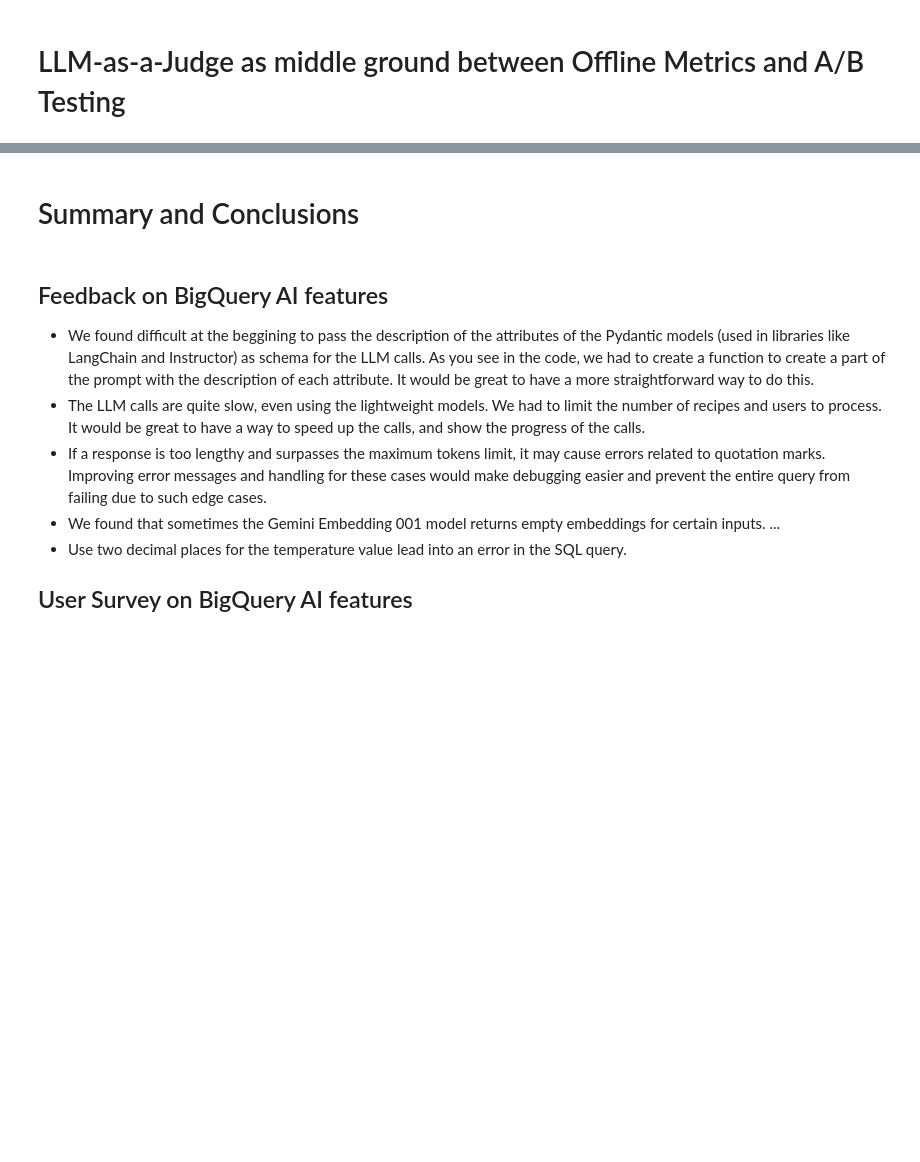
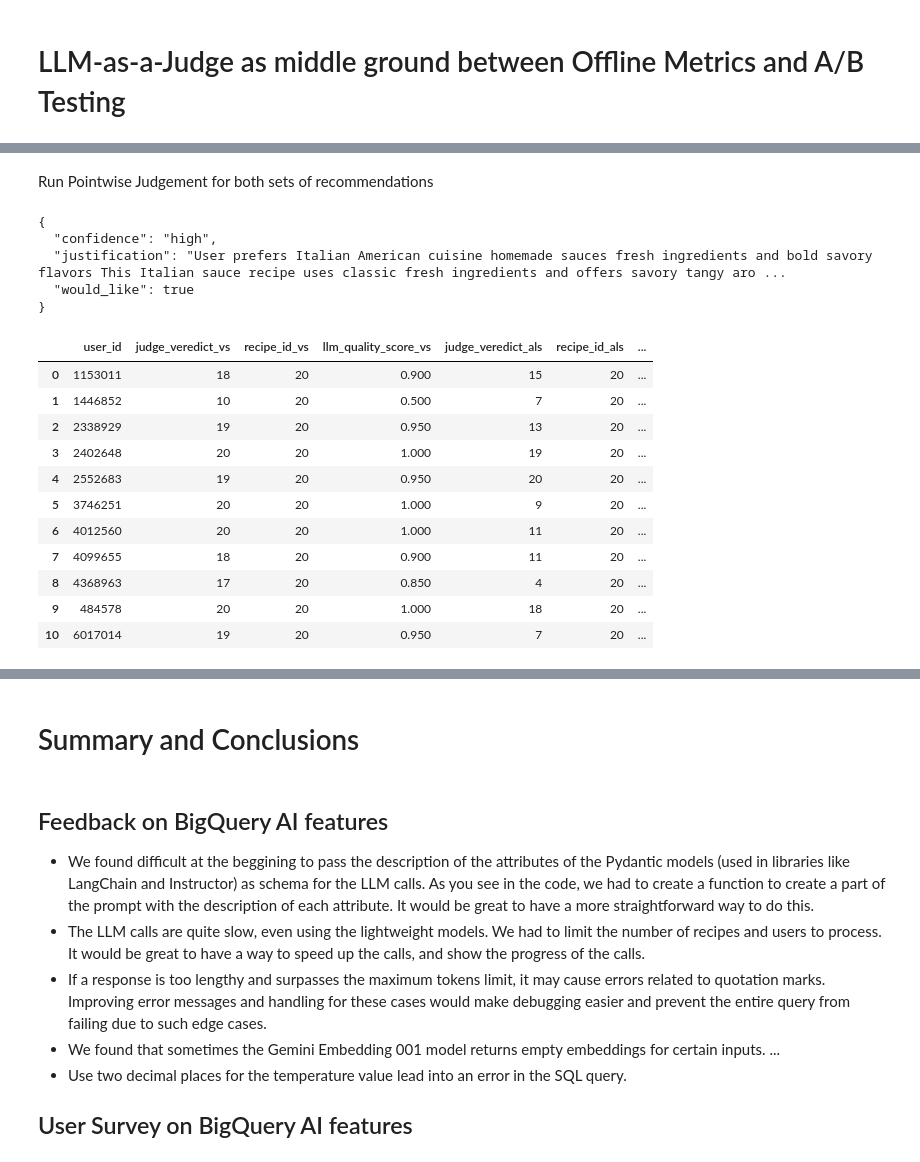
Before and after one commit to jeremy-jmc/kaggle-bigquery-hackaton-2025, a Jupyter notebook: deliverable.ipynb, the cells around one changed output, grey strips where cells are left out. Saved outputs shown, nothing was run; the diff lists cells and outputs as text; code cells hidden in the pictures; blank space fills up the shorter version.

```diff
--- a/deliverable.ipynb
+++ b/deliverable.ipynb
@@ -916,0 +1120,4 @@ Inspired by the work of [Spotify](https://arxiv.org/abs/2508.08777)
+# %%
+ALS_RECOMMENDATIONS_TABLE = f"{SCHEMA_NAME}.als_recommendations"
+VS_RECOMMENDATIONS_TABLE = f"{SCHEMA_NAME}.vs_recommendations"
+MODEL_COMPARISON_TABLE = f"{SCHEMA_NAME}.model_comparison"
@@ -920,0 +1221,18 @@ Following the ideas of this [Spotify paper](https://dl.acm.org/doi/pdf/10.1145/3
+# %% [markdown]
+Run Pointwise Judgement for both sets of recommendations
+# %%
+vs_results = client.query_and_wait(pointwise_judgement_query.replace('THE_TABLE', VS_RECOMMENDATIONS_TABLE)).to_dataframe()
+print(vs_results.iloc[0]['pointwise_judgement_text'])
+
+vs_results['judge_veredict'] = vs_results['pointwise_judgement_text'].apply(lambda x: json.loads(x)['would_like'])
+# %%
+als_results = client.query_and_wait(pointwise_judgement_query.replace('THE_TABLE', ALS_RECOMMENDATIONS_TABLE)).to_dataframe()
+print(als_results.iloc[0]['pointwise_judgement_text'])
+
+als_results['judge_veredict'] = als_results['pointwise_judgement_text'].apply(lambda x: json.loads(x)['would_like'])
+# %% [output]
+{
+  "confidence": "high",
+  "justification": "User prefers Italian American cuisine homemade sauces fresh ingredients and bold savory flavors This Italian sauce recipe uses classic fresh ingredients and offers savory tangy aro ...
+  "would_like": true
+}
@@ -920,0 +1250,29 @@ Following the ideas of this [Spotify paper](https://dl.acm.org/doi/pdf/10.1145/3
+# %%
+
+def calculate_pointwise_metrics(vs_results: pd.DataFrame, als_results: pd.DataFrame) -> pd.DataFrame:
+    lmbd_trnsform = lambda df: (
+        df.groupby('user_id', as_index=False)
+        .agg({'judge_veredict': 'sum', 'recipe_id': 'count'})
+        .assign(llm_quality_score=lambda x: x['judge_veredict'] / x['recipe_id'])
+    )
+    df_join = lmbd_trnsform(vs_results).merge(
+        lmbd_trnsform(als_results), on=['user_id'], suffixes=('_vs', '_als')
+    )
+
+    return df_join
+
+df_metrics = calculate_pointwise_metrics(vs_results, als_results)
+display(df_metrics)
+# %% [output]
+|  | user_id | judge_veredict_vs | recipe_id_vs | llm_quality_score_vs | judge_veredict_als | recipe_id_als | ... |
+| 0 | 1153011 | 18 | 20 | 0.900 | 15 | 20 | ... |
+| 1 | 1446852 | 10 | 20 | 0.500 | 7 | 20 | ... |
+| 2 | 2338929 | 19 | 20 | 0.950 | 13 | 20 | ... |
+| 3 | 2402648 | 20 | 20 | 1.000 | 19 | 20 | ... |
+| 4 | 2552683 | 19 | 20 | 0.950 | 20 | 20 | ... |
+| 5 | 3746251 | 20 | 20 | 1.000 | 9 | 20 | ... |
+| 6 | 4012560 | 20 | 20 | 1.000 | 11 | 20 | ... |
+| 7 | 4099655 | 18 | 20 | 0.900 | 11 | 20 | ... |
+| 8 | 4368963 | 17 | 20 | 0.850 | 4 | 20 | ... |
+| 9 | 484578 | 20 | 20 | 1.000 | 18 | 20 | ... |
+| 10 | 6017014 | 19 | 20 | 0.950 | 7 | 20 | ... |
```
Also changed, not shown: parts of 38 cells of this notebook, 1 other file.
